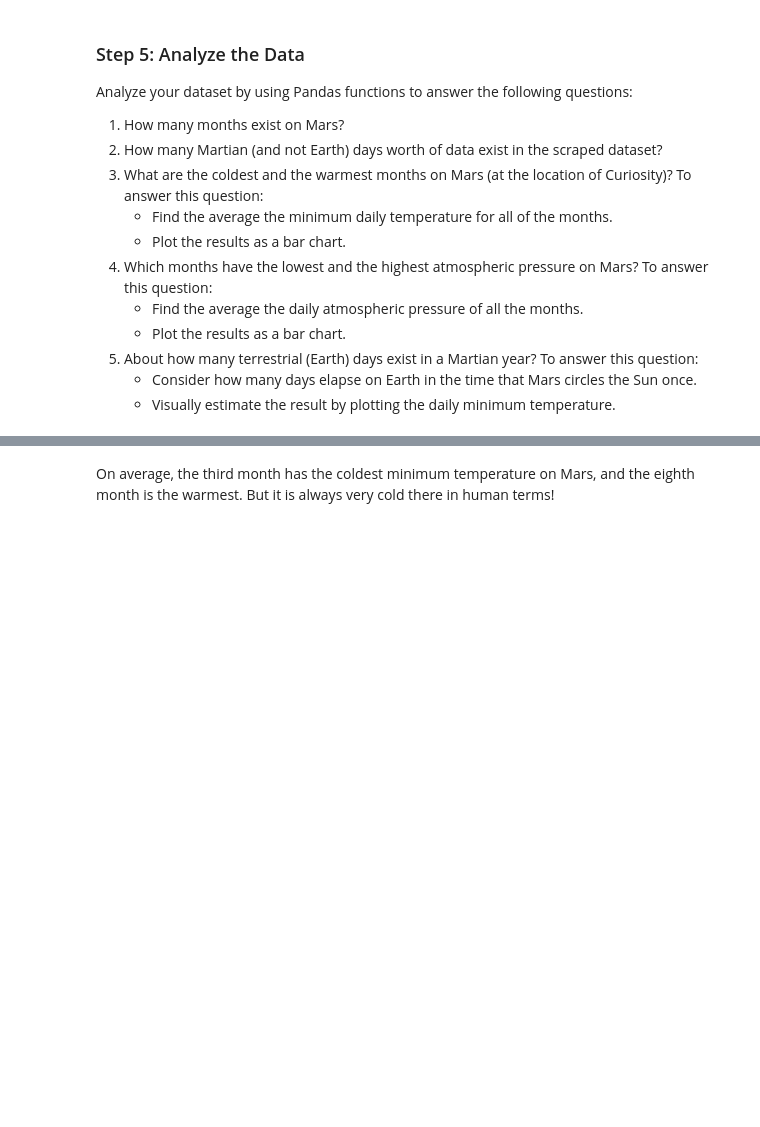
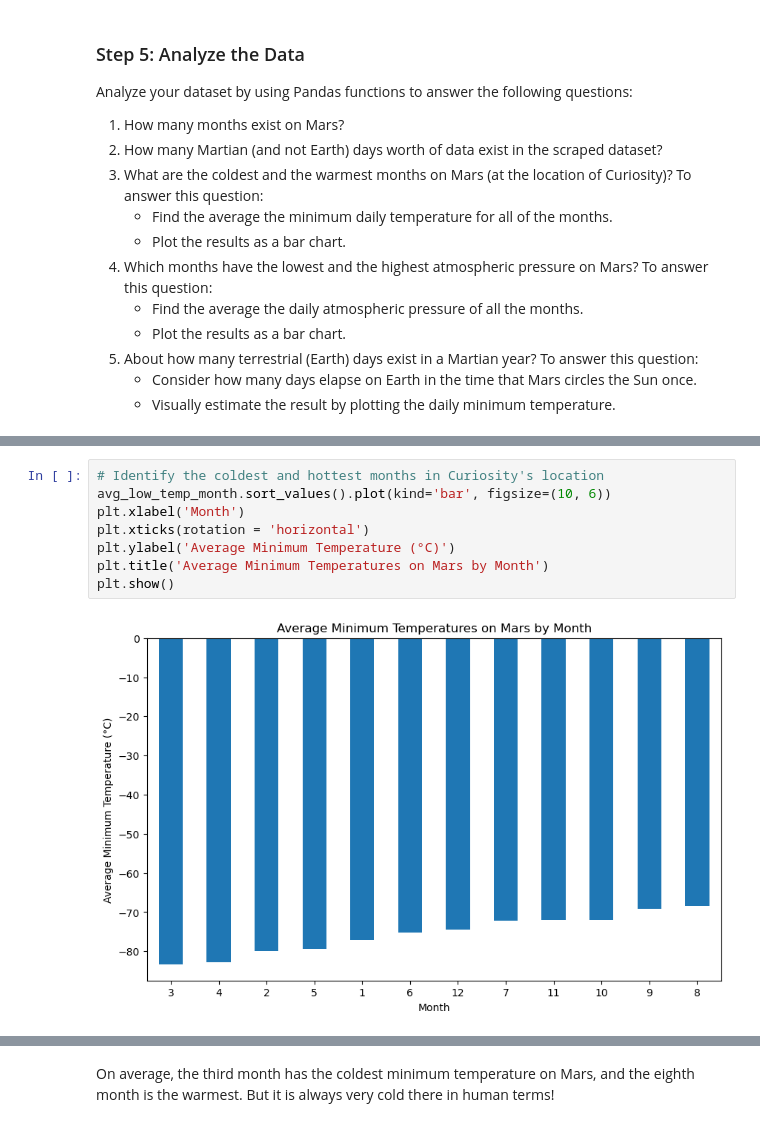
Before and after one commit to CalebCutrer/Mod_11_challenge, a Jupyter notebook: part_2_mars_weather.ipynb, the cells around one changed output, grey strips where cells are left out. Drawn from its saved outputs; the diff is of its cells as text; blank space fills up the shorter version.

```diff
--- a/part_2_mars_weather.ipynb
+++ b/part_2_mars_weather.ipynb
@@ -179,2 +215,12 @@ Name: min_temp, dtype: float64
+# %%
+# Identify the coldest and hottest months in Curiosity's location
+avg_low_temp_month.sort_values().plot(kind='bar', figsize=(10, 6))
+plt.xlabel('Month')
+plt.xticks(rotation = 'horizontal')
+plt.ylabel('Average Minimum Temperature (°C)')
+plt.title('Average Minimum Temperatures on Mars by Month')
+plt.show()
+# %% [output]
+[figure, added]
 # %%
 # 4. Average pressure by Martian month
```
Also changed, not shown: parts of 20 cells of this notebook, 1 other file.
